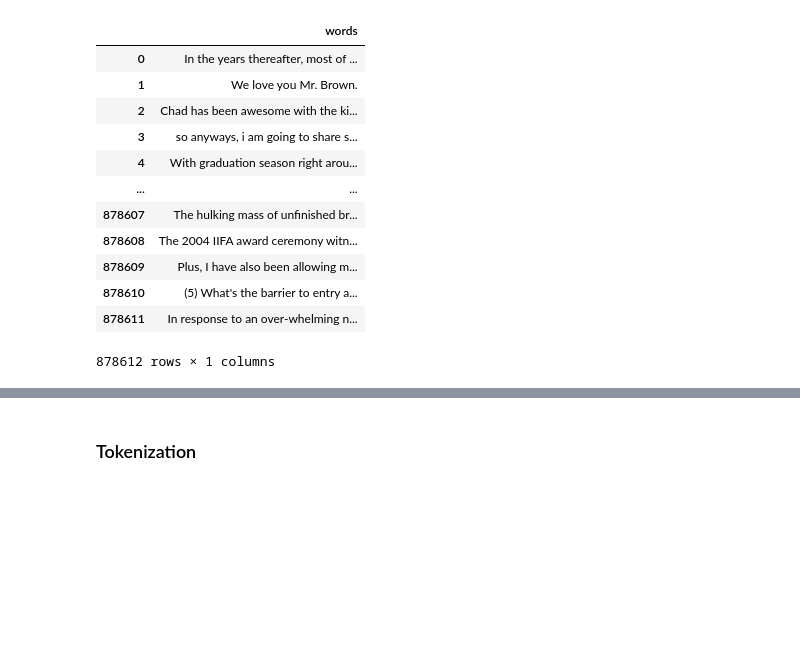
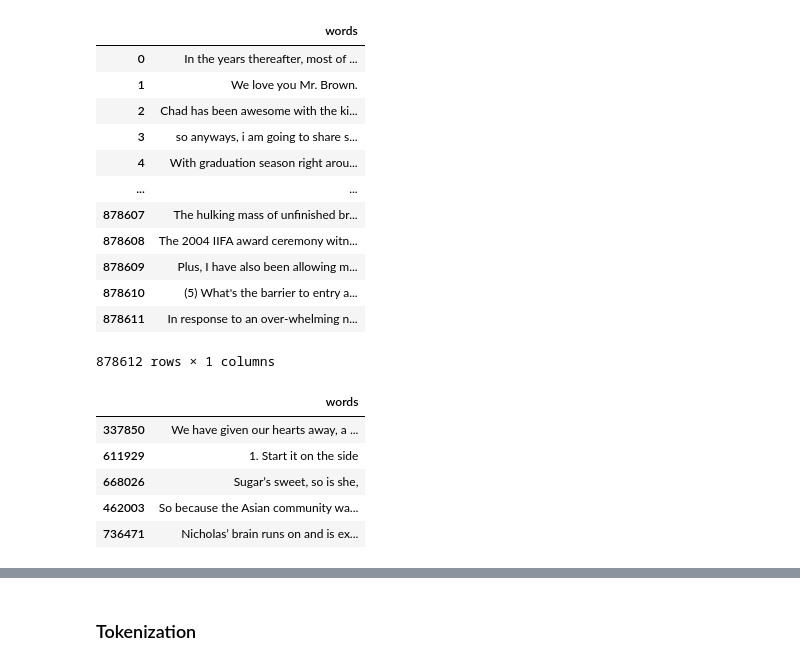
Before and after one commit to dennislamcv1/JHUStats, a Jupyter notebook: Capstone/NLTK method.ipynb, the cells around one changed output, grey strips where cells are left out. Cells and saved outputs as stored; diff of their text form; code cells hidden in the pictures; blank space fills up the shorter version.

```diff
--- a/Capstone/NLTK method.ipynb
+++ b/Capstone/NLTK method.ipynb
@@ -44,0 +45,9 @@ blogs2 = blogs.sample(n=10000, random_state=0)
+# %%
+blogs2.head()
+# %% [output]
+|  | words |
+| 337850 | We have given our hearts away, a ... |
+| 611929 | 1. Start it on the side |
+| 668026 | Sugar’s sweet, so is she, |
+| 462003 | So because the Asian community wa... |
+| 736471 | Nicholas’ brain runs on and is ex... |
```
Also changed, not shown: parts of 8 cells of this notebook, 8 other files.
